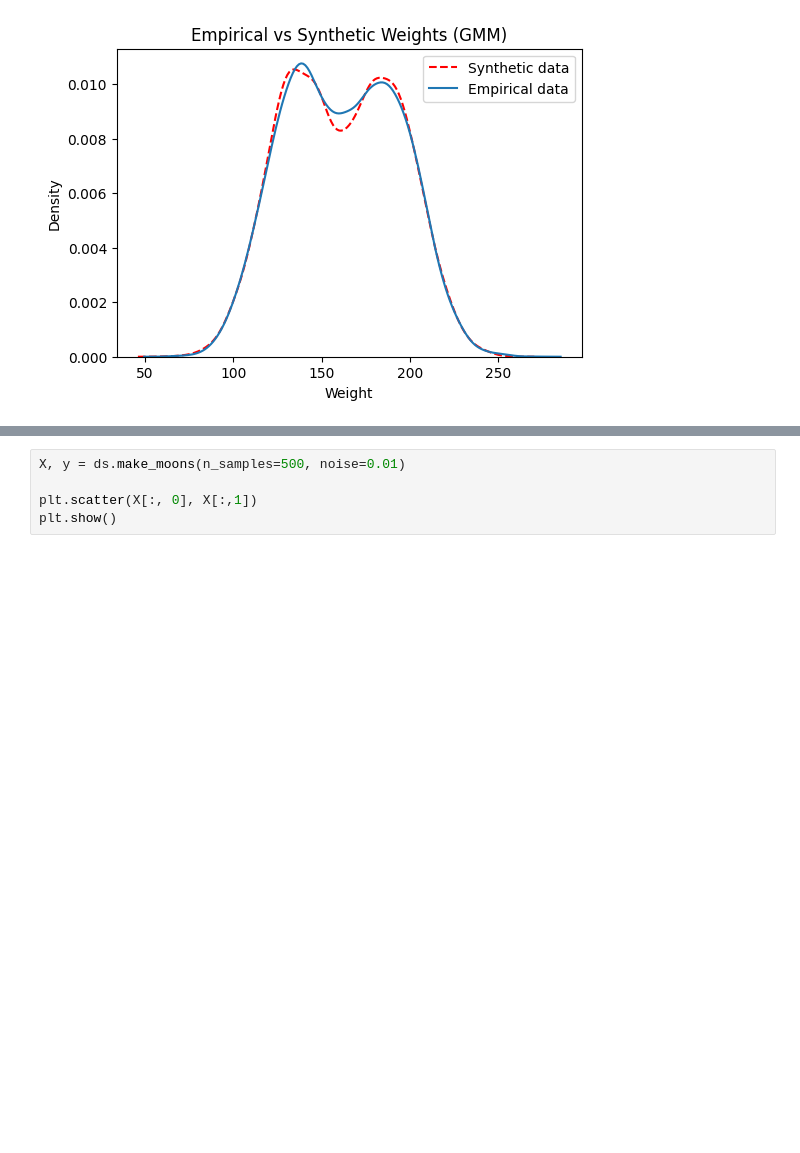
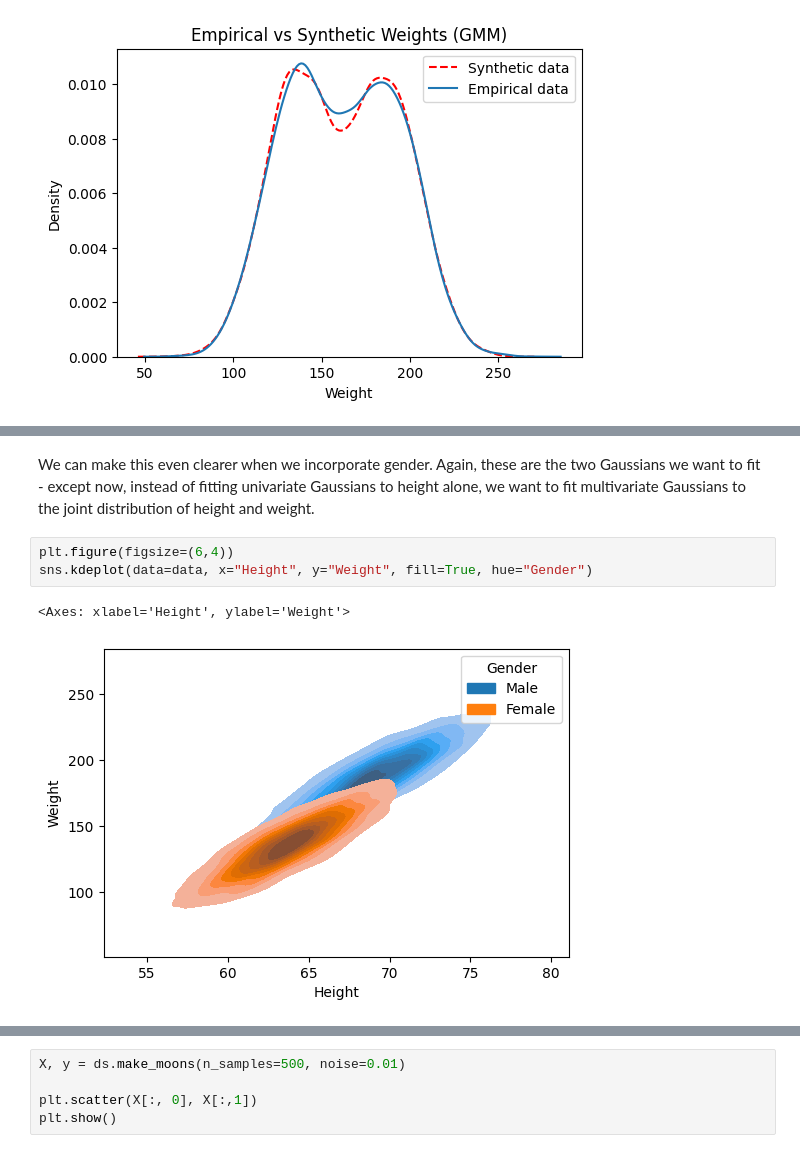
Before and after one commit to j9smith/generative-modelling, a Jupyter notebook: 1. Latent Variable Models/1.1 Mixture Models.ipynb, the cells around one changed output, grey strips where cells are left out. Saved outputs shown, nothing was run; the diff lists cells and outputs as text; blank space fills up the shorter version.

```diff
--- a/Intro.ipynb
+++ b/1. Latent Variable Models/1.1 Mixture Models.ipynb
@@ -377,0 +404,8 @@ This motivates the need for multivariate Gaussian Mixture Models.
+# %% [markdown]
+We can make this even clearer when we incorporate gender. Again, these are the two Gaussians we want to fit - except now, instead of fitting univariate Gaussians to height alone, we want to fit multivariate Gaussians to the joint distribution of height and weight.
+# %%
+plt.figure(figsize=(6,4))
+sns.kdeplot(data=data, x="Height", y="Weight", fill=True, hue="Gender")
+# %% [output]
+<Axes: xlabel='Height', ylabel='Weight'>
+[figure, added]
```
Also changed, not shown: parts of 11 cells of this notebook, 2 other files.
